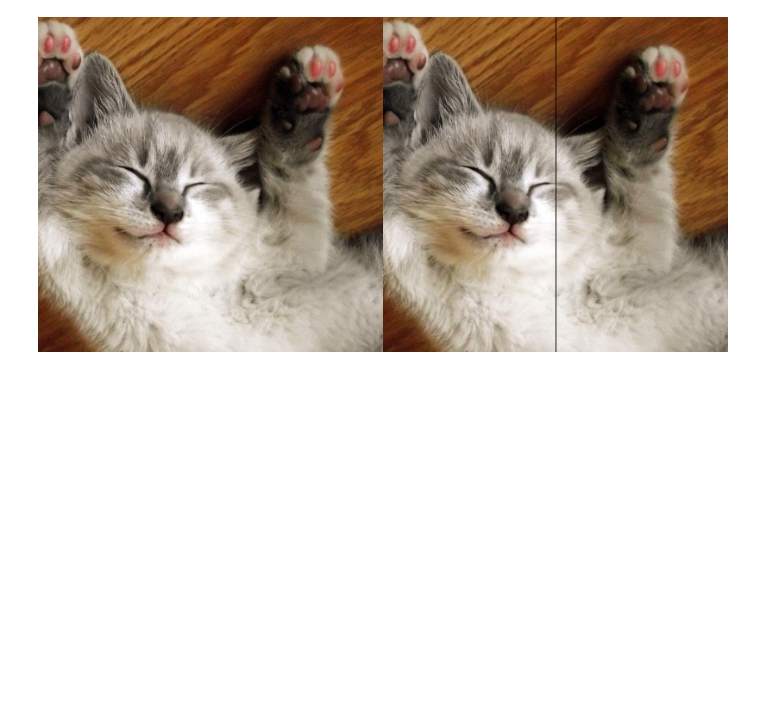
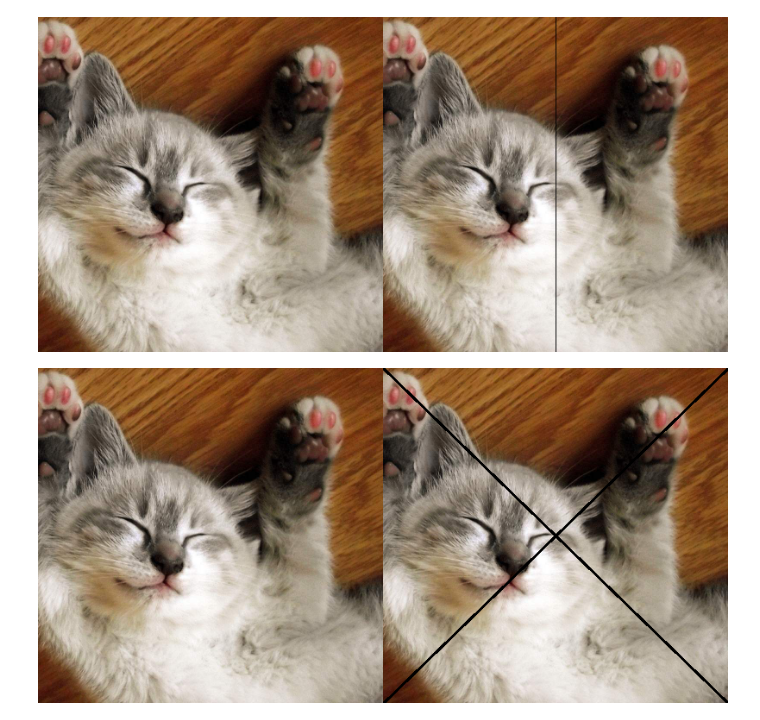
Before and after one commit to RioCyber936/PCVK_Genap_2021, a Jupyter notebook: week_1.ipynb, the cells around one changed output. Drawn from its saved outputs; the diff is of its cells as text; code cells hidden in the pictures; blank space fills up the shorter version.

```diff
--- a/week_1.ipynb
+++ b/week_1.ipynb
@@ -60,3 +60,23 @@ final_frame = cv.hconcat((image_2, image_3))
 cv2_imshow(final_frame)
 # %% [output]
 [figure]
+# %%
+#MEMBUAT GARIS MENYILANG DIAGONAL
+
+image_2 = cv.cvtColor(image, cv.COLOR_BGR2RGB)
+image_3 = cv.cvtColor(image, cv.COLOR_BGR2RGB)
+
+#titik mulai
+line = (0,0)
+line2 = (400,0)
+#titik selesai
+lineend = (400,388)
+lineend2 = (0,388)
+
+cv.line(image_3, line, lineend, (0,0,0), 2)
+cv.line(image_3, line2, lineend2, (0,0,0), 2)
+
+final_frame = cv.hconcat((image_2, image_3))
+cv2_imshow(final_frame)
+# %% [output]
+[figure, added]
```
